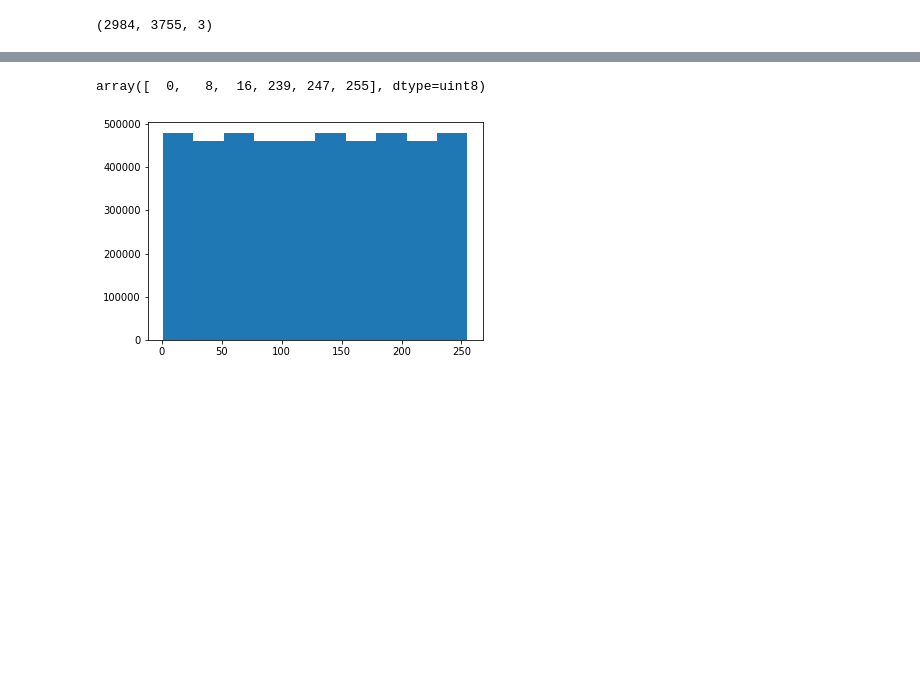
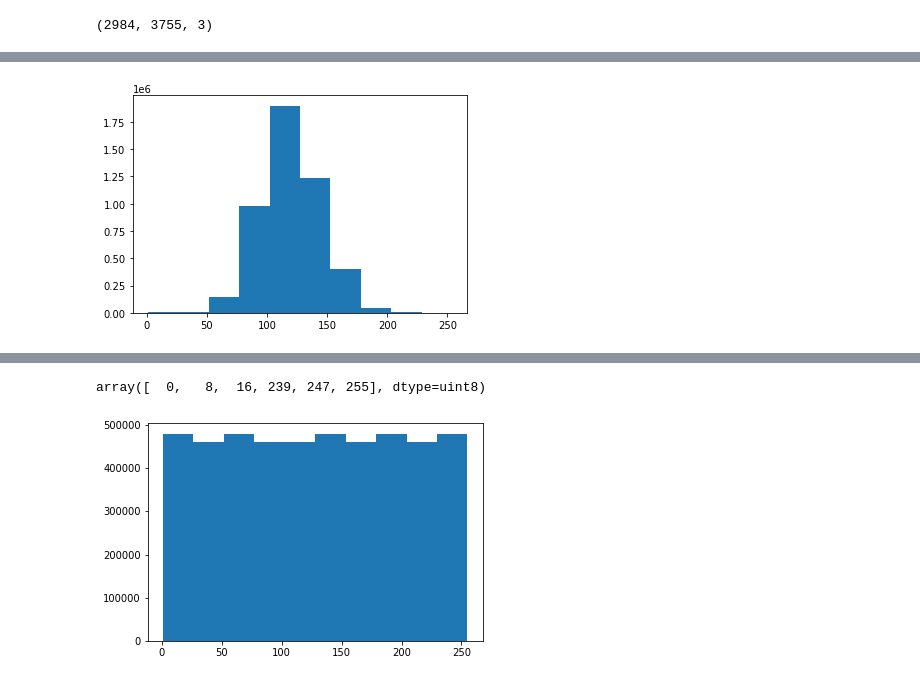
Before and after one commit to skyseed-berlin/unsupervised-segmentation, a Jupyter notebook: notebooks/tif_import.ipynb, the cells around one changed output, grey strips where cells are left out. Cells and saved outputs as stored; diff of their text form; code cells hidden in the pictures; blank space fills up the shorter version.

```diff
--- a/notebooks/tif_import.ipynb
+++ b/notebooks/tif_import.ipynb
@@ -25,0 +16,5 @@ img_ms.shape
+# %%
+img_ms_tiff = tiff.imread("../data/sample_data/example_multispectral.tif")
+img_ms.shape
+
+# this package should be able to read multi-band images, but mysteriously there are only 4 for our Phantom P4 Multispectral data, where there should be 5, same for rasterio, see below
@@ -93,0 +117,12 @@ plt.show()
+# %%
+# Look at distribution of color values over pixels
+def hist_plot(raw_array):
+
+    flat = raw_array.reshape((-1))
+    flat = np.float32(flat)
+
+    plt.hist(flat[flat != 0])
+    plt.show()
+
+# einmal für die einzel importierten RED Werte
+hist_plot(raw_array=img_red_tiff)
@@ -93,0 +131,6 @@ plt.show()
+# %%
+# Und für jeweils die vier Bänder im Gesamt file (result.tif)
+# Numero 1
+hist_plot(raw_array=img_ms_tiff[:,:,0])
+# %% [output]
+[figure, added]
```
Also changed, not shown: parts of 20 cells of this notebook.
